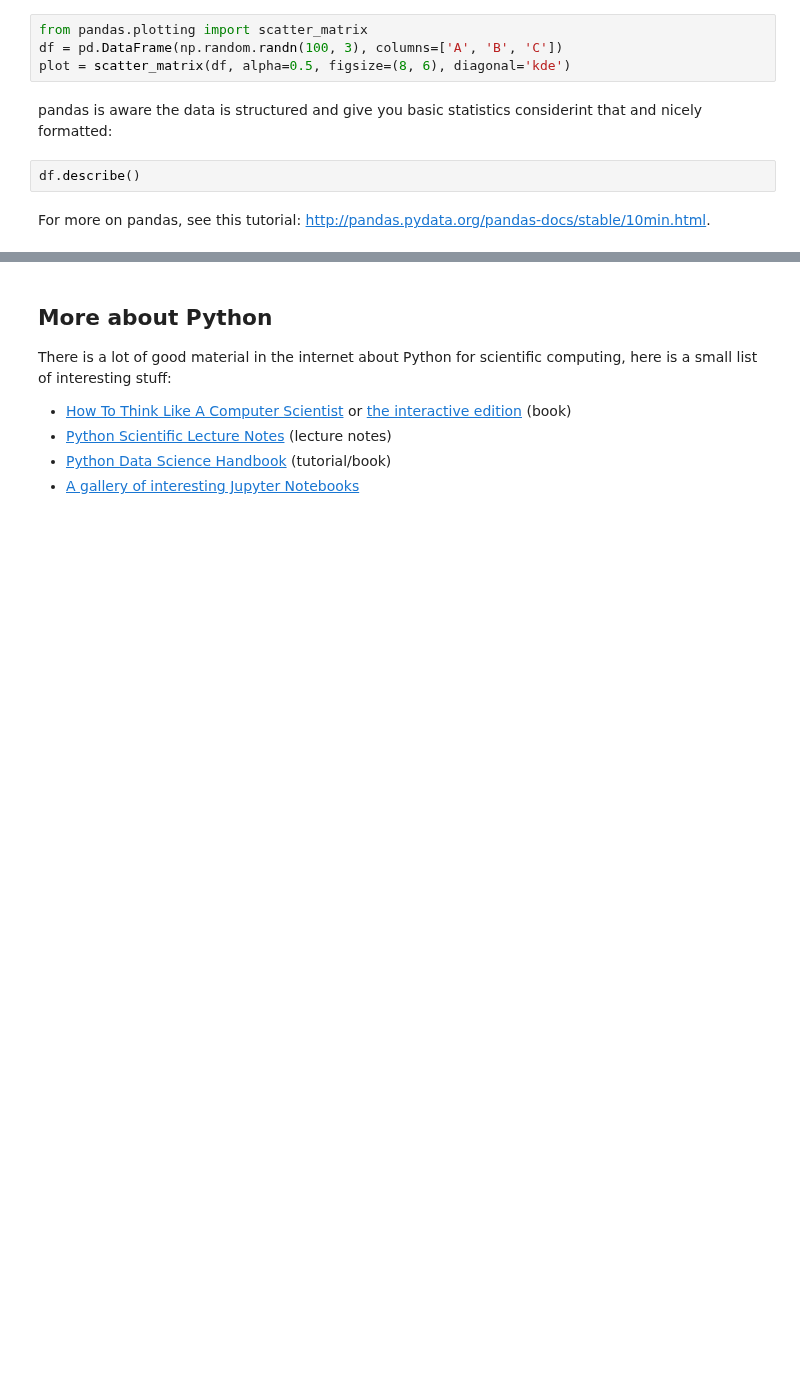
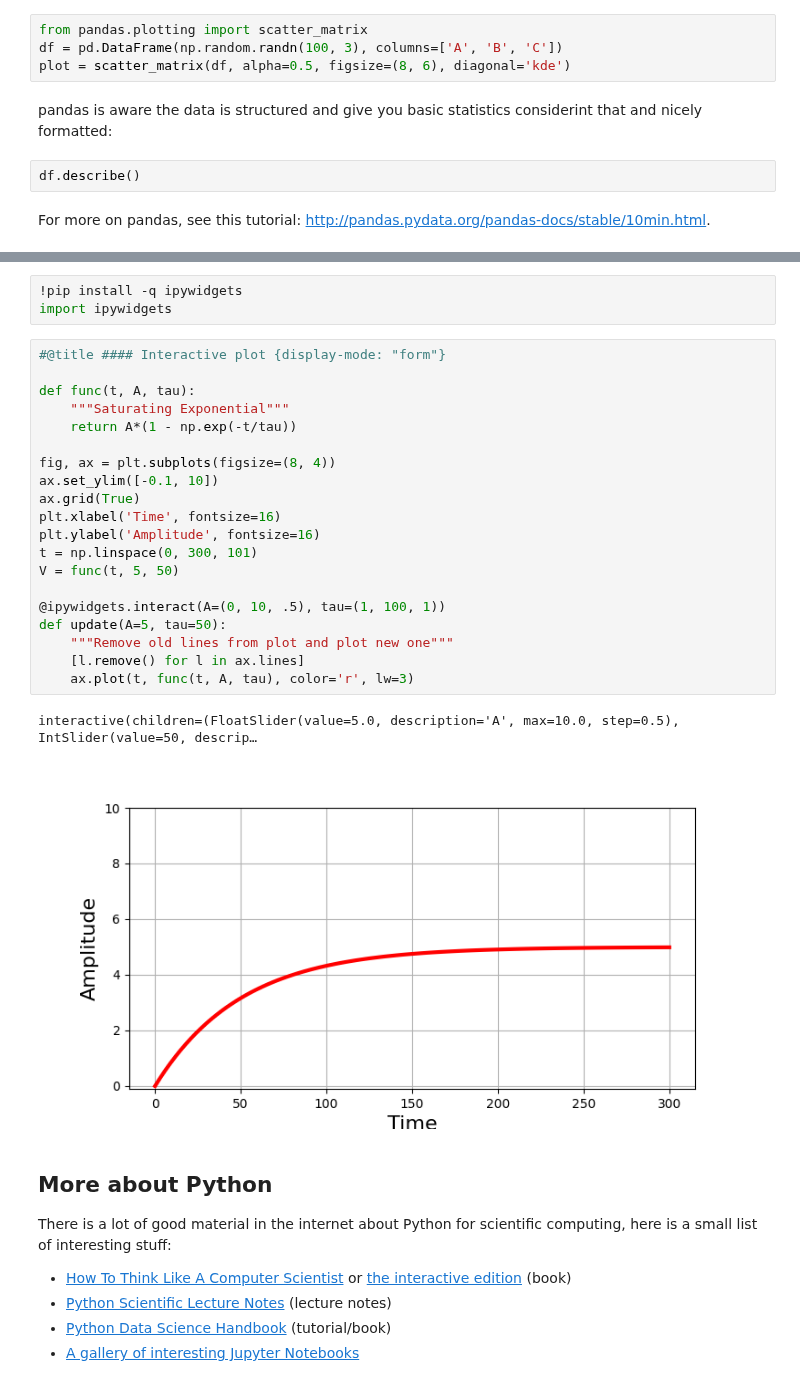
Before and after one commit to BMClab/BMC, a Jupyter notebook: notebooks/PythonTutorial.ipynb, the cells around one changed output, grey strips where cells are left out. Drawn from its saved outputs; the diff is of its cells as text; blank space fills up the shorter version.

```diff
--- a/notebooks/PythonTutorial.ipynb
+++ b/notebooks/PythonTutorial.ipynb
@@ -911,3 +965,29 @@ For more on pandas, see this tutorial: [http://pandas.pydata.org/pandas-docs/sta
+# %%
+!pip install -q ipywidgets
+import ipywidgets
+# %%
+#@title #### Interactive plot {display-mode: "form"}
+
+def func(t, A, tau):
+    """Saturating Exponential"""
+    return A*(1 - np.exp(-t/tau))
+
+fig, ax = plt.subplots(figsize=(8, 4))
+ax.set_ylim([-0.1, 10])
+ax.grid(True)
+plt.xlabel('Time', fontsize=16)
+plt.ylabel('Amplitude', fontsize=16)
+t = np.linspace(0, 300, 101)
+V = func(t, 5, 50)
+
+@ipywidgets.interact(A=(0, 10, .5), tau=(1, 100, 1))
+def update(A=5, tau=50):
+    """Remove old lines from plot and plot new one"""
+    [l.remove() for l in ax.lines]
+    ax.plot(t, func(t, A, tau), color='r', lw=3)
+# %% [output]
+interactive(children=(FloatSlider(value=5.0, description='A', max=10.0, step=0.5), IntSlider(value=50, descrip…
+[figure, added]
 # %% [markdown]
 ## More about Python
 
```
Also changed, not shown: parts of 13 cells of this notebook.
